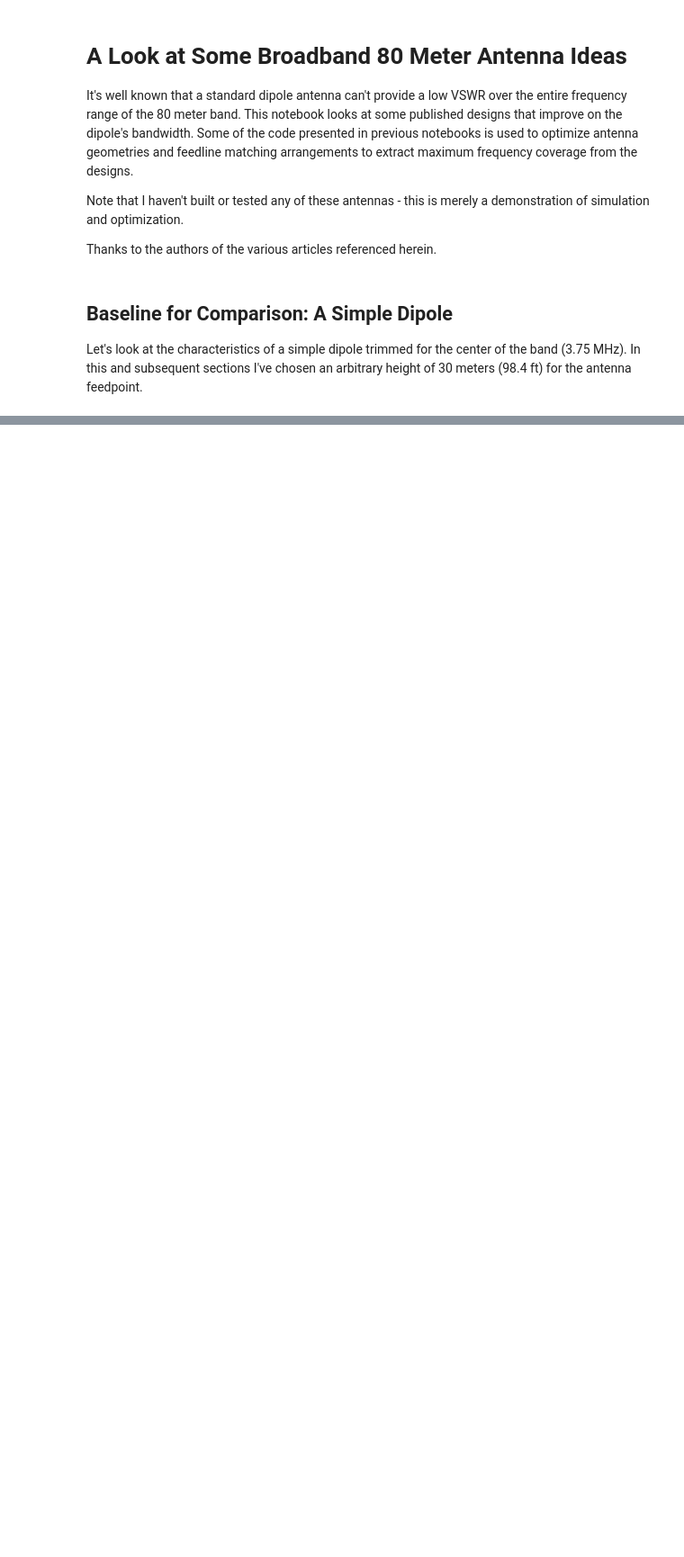
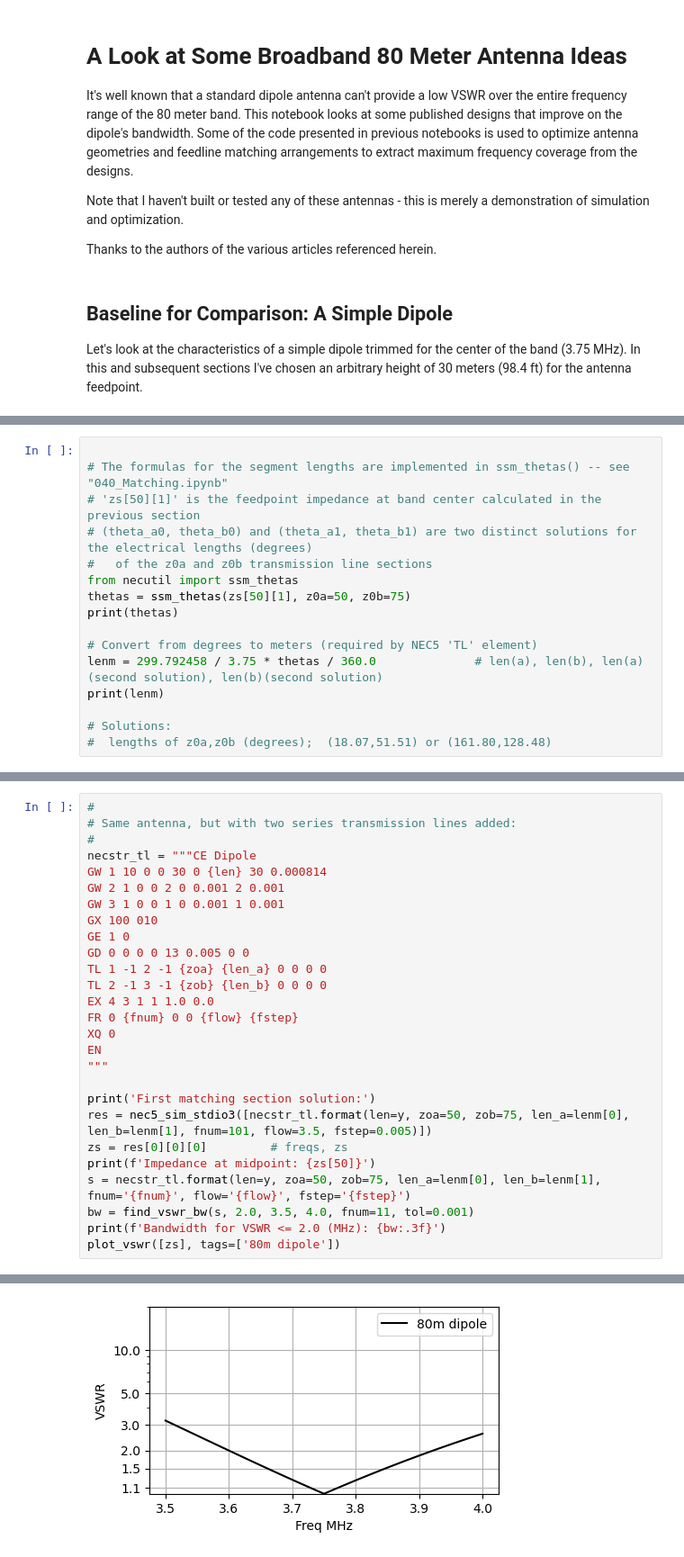
Before and after one commit to flatos/nec5toolkit, a Jupyter notebook: Wire Antennas/050_Broadband_80m_Antennas.ipynb, the cells around one changed output, grey strips where cells are left out. Shown at 90% size. Cells and saved outputs as stored; diff of their text form; blank space fills up the shorter version.

```diff
--- a/Wire Antennas/050_Broadband_80m_Antennas.ipynb
+++ b/Wire Antennas/050_Broadband_80m_Antennas.ipynb
@@ -92,0 +83,16 @@ zs[50]
+# %%
+
+# The formulas for the segment lengths are implemented in ssm_thetas() -- see "040_Matching.ipynb"
+# 'zs[50][1]' is the feedpoint impedance at band center calculated in the previous section
+# (theta_a0, theta_b0) and (theta_a1, theta_b1) are two distinct solutions for the electrical lengths (degrees)
+#   of the z0a and z0b transmission line sections
+from necutil import ssm_thetas
+thetas = ssm_thetas(zs[50][1], z0a=50, z0b=75)
+print(thetas)
+
+# Convert from degrees to meters (required by NEC5 'TL' element)
+lenm = 299.792458 / 3.75 * thetas / 360.0              # len(a), len(b), len(a)(second solution), len(b)(second solution)
+print(lenm)
+
+# Solutions:
+#  lengths of z0a,z0b (degrees);  (18.07,51.51) or (161.80,128.48)
@@ -92,0 +102,28 @@ zs[50]
+# %%
+#
+# Same antenna, but with two series transmission lines added:
+#
+necstr_tl = """CE Dipole
+GW 1 10 0 0 30 0 {len} 30 0.000814
+GW 2 1 0 0 2 0 0.001 2 0.001
+GW 3 1 0 0 1 0 0.001 1 0.001
+GX 100 010
+GE 1 0
+GD 0 0 0 0 13 0.005 0 0
+TL 1 -1 2 -1 {zoa} {len_a} 0 0 0 0
+TL 2 -1 3 -1 {zob} {len_b} 0 0 0 0
+EX 4 3 1 1 1.0 0.0
+FR 0 {fnum} 0 0 {flow} {fstep}
+XQ 0
+EN
+"""
+
+print('First matching section solution:')
+res = nec5_sim_stdio3([necstr_tl.format(len=y, zoa=50, zob=75, len_a=lenm[0], len_b=lenm[1], fnum=101, flow=3.5, fstep=0.005)])
+zs = res[0][0][0]         # freqs, zs
+print(f'Impedance at midpoint: {zs[50]}')
+s = necstr_tl.format(len=y, zoa=50, zob=75, len_a=lenm[0], len_b=lenm[1], fnum='{fnum}', flow='{flow}', fstep='{fstep}')
+bw = find_vswr_bw(s, 2.0, 3.5, 4.0, fnum=11, tol=0.001)
+print(f'Bandwidth for VSWR <= 2.0 (MHz): {bw:.3f}')
+plot_vswr([zs], tags=['80m dipole'])
+# %% [output]
@@ -92,0 +133 @@ zs[50]
+[figure, added]
```
Also changed, not shown: parts of 14 cells of this notebook, 9 other files.
